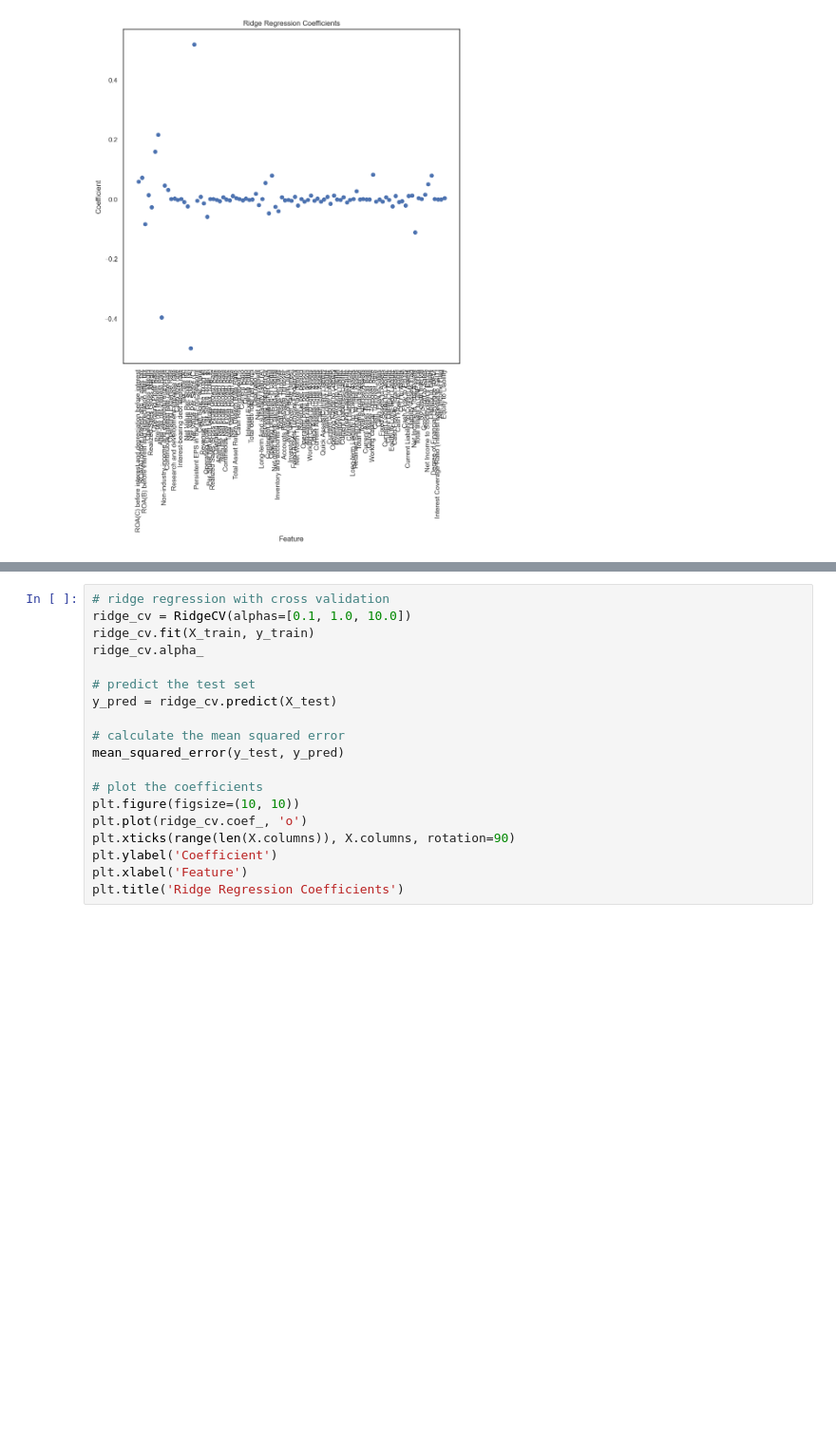
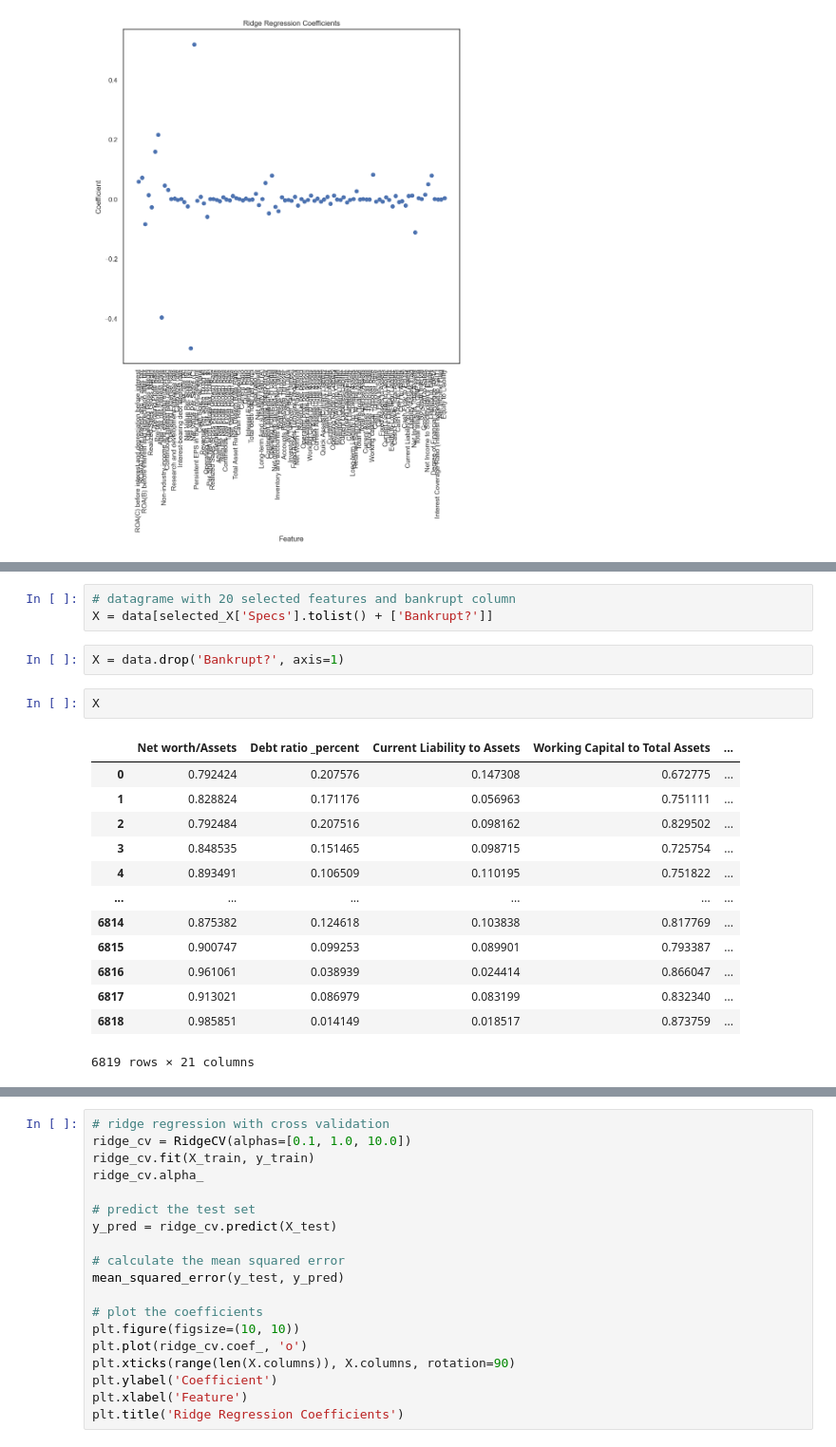
Before and after one commit to VedanshiShah7/Machine-Learning-In-Finance, a Jupyter notebook: Final Project/final_project.ipynb, the cells around one changed output, grey strips where cells are left out. Shown at 95% size. Cells and saved outputs as stored; diff of their text form; blank space fills up the shorter version.

```diff
--- a/Final Project/final_project.ipynb
+++ b/Final Project/final_project.ipynb
@@ -90,0 +387,21 @@ Text(0.5, 1.0, 'Ridge Regression Coefficients')
+# %%
+# datagrame with 20 selected features and bankrupt column
+X = data[selected_X['Specs'].tolist() + ['Bankrupt?']]
+# %%
+X = data.drop('Bankrupt?', axis=1)
+# %%
+X
+# %% [output]
+|  | Net worth/Assets | Debt ratio _percent | Current Liability to Assets | Working Capital to Total Assets | ... |
+| 0 | 0.792424 | 0.207576 | 0.147308 | 0.672775 | ... |
+| 1 | 0.828824 | 0.171176 | 0.056963 | 0.751111 | ... |
+| 2 | 0.792484 | 0.207516 | 0.098162 | 0.829502 | ... |
+| 3 | 0.848535 | 0.151465 | 0.098715 | 0.725754 | ... |
+| 4 | 0.893491 | 0.106509 | 0.110195 | 0.751822 | ... |
+| ... | ... | ... | ... | ... | ... |
+| 6814 | 0.875382 | 0.124618 | 0.103838 | 0.817769 | ... |
+| 6815 | 0.900747 | 0.099253 | 0.089901 | 0.793387 | ... |
+| 6816 | 0.961061 | 0.038939 | 0.024414 | 0.866047 | ... |
+| 6817 | 0.913021 | 0.086979 | 0.083199 | 0.832340 | ... |
+| 6818 | 0.985851 | 0.014149 | 0.018517 | 0.873759 | ... |
+6819 rows × 21 columns
```
Also changed, not shown: parts of 20 cells of this notebook.
